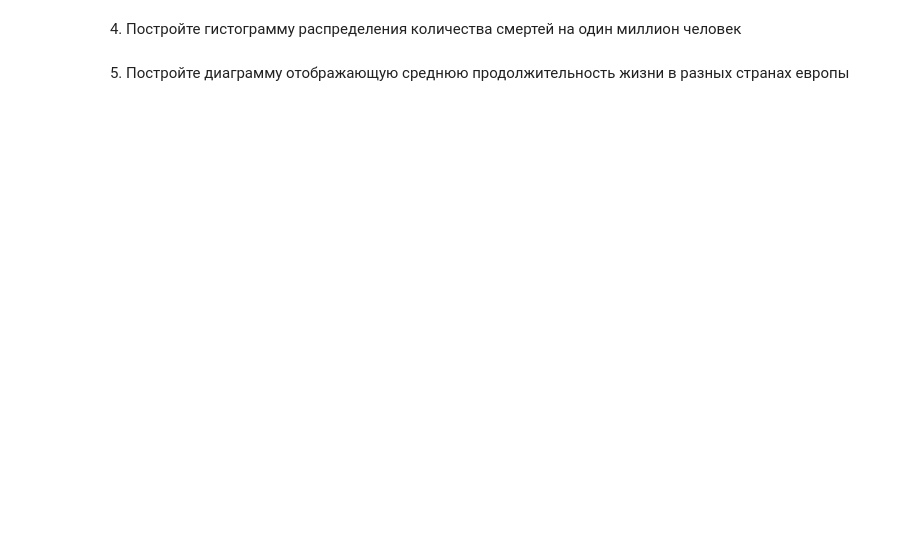
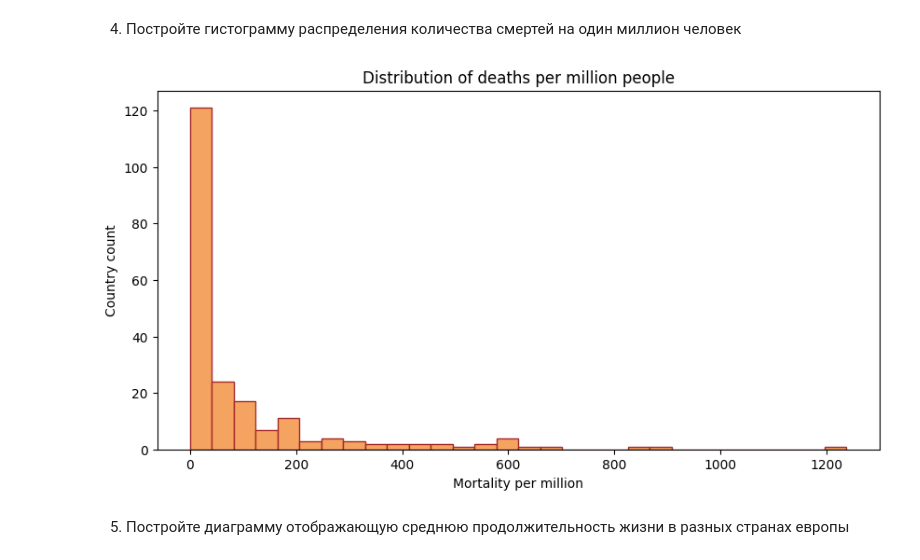
Before and after one commit to JonAJ21/ML_Labs, a Jupyter notebook: lab1/Lab1_3.ipynb, the cells around one changed output. Cells and saved outputs as stored; diff of their text form; code cells hidden in the pictures; blank space fills up the shorter version.

```diff
--- a/lab1/Lab1_3.ipynb
+++ b/lab1/Lab1_3.ipynb
@@ -324,4 +372,14 @@ covid_data.head()
 # %% [markdown]
 4. Постройте гистограмму распределения количества смертей на один миллион человек
+# %%
+plt.figure(figsize=(10, 5))
+
+plt.hist(filled_merged_data["mortality_per_million"], color="sandybrown", edgecolor="brown", bins=30)
+plt.title("Distribution of deaths per million people")
+plt.xlabel("Mortality per million")
+plt.ylabel("Country count")
+plt.show()
+# %% [output]
+[figure, added]
 # %% [markdown]
 5. Постройте диаграмму отображающую среднюю продолжительность жизни в разных странах европы
```
Also changed, not shown: parts of 14 cells of this notebook.
